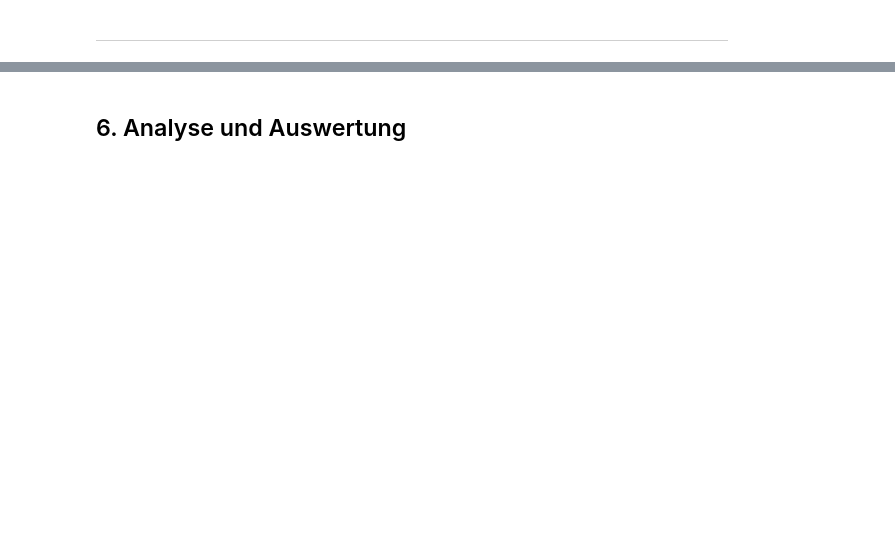
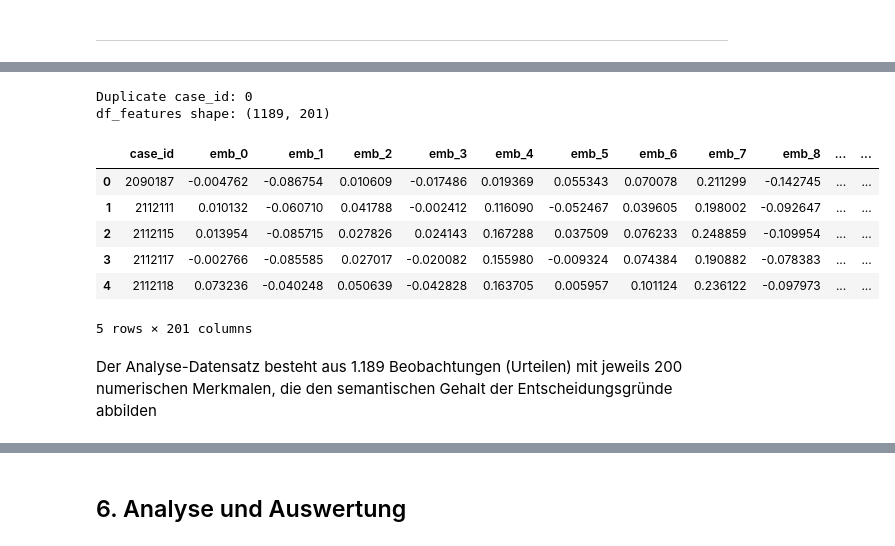
Before and after one commit to Theresa17/ds_law, a Jupyter notebook: backend/jupyter_notebook/analyse_final.ipynb, the cells around one changed output, grey strips where cells are left out. Cells and saved outputs as stored; diff of their text form; code cells hidden in the pictures; blank space fills up the shorter version.

Commit message:
Analyse final

```diff
--- a/backend/jupyter_notebook/analyse_final.ipynb
+++ b/backend/jupyter_notebook/analyse_final.ipynb
@@ -276,7 +286,7 @@ pilot_path = "gemini_batch_input_pilot_10.jsonl"
 
 with open(pilot_path, "w", encoding="utf-8") as f:
     for _, row in df_lg.head(PILOT_N).iterrows():
-        segments = split_judgment(row["text"])
+        segments = row["segments"]
         full_prompt = get_gemini_prompt(segments)
 
         payload = {
@@ -398,7 +410,7 @@ from sklearn.feature_extraction.text import TfidfVectorizer
 
 # 1. Setup: Spezialisiertes deutsches Sprachmodell laden
 try:
-    nlp = spacy.load("de_core_news_lg")
+    nlp = spacy.load("de_core_news_lg", disable=["ner", "parser"])
 except Exception:
     print("Bitte installiere das spacy Modell: python -m spacy download de_core_news_lg")
 
@@ -456,7 +468,7 @@ def legal_preprocess(text):
     # Extraktion der Lemmata (Grundformen)
     tokens = [
         token.lemma_ for token in doc
-        if token.text not in custom_stop_words
+        if token.lemma_ not in custom_stop_words
         and not token.is_punct
         and not token.is_space
         and len(token.text) > 1 # Token mit Länge 1 entfernen
@@ -573,0 +594,3 @@ Abstraktion durch Platzhalter: Dass PLATZHALTER_JAHR auftaucht, bestätigt, dass
+# %%
+# Tokenisierte Texte für Word2Vec
+sentences = [str(t).split() for t in df_final["cleaned_text"].dropna()]
@@ -573,0 +614,17 @@ Abstraktion durch Platzhalter: Dass PLATZHALTER_JAHR auftaucht, bestätigt, dass
+# %%
+# Dokumenten-Vektor durch Mittelung der Wortvektoren
+import numpy as np
+
+def document_vector(doc, model):
+    if not isinstance(doc, str) or not doc.strip():
+        return np.zeros(model.vector_size)
+    words = doc.split()
+    vectors = [model.wv[w] for w in words if w in model.wv]
+    if len(vectors) == 0:
+        return np.zeros(model.vector_size)
+    return np.mean(vectors, axis=0)
+
+# Alle Urteile vektorisieren
+X_embeddings = np.vstack(
+    df_final["cleaned_text"].apply(lambda x: document_vector(x, w2v_model))
+)
@@ -573,0 +634,29 @@ Abstraktion durch Platzhalter: Dass PLATZHALTER_JAHR auftaucht, bestätigt, dass
+# %%
+# Aufbau des Analyse-Datensatzes
+
+# Feature-Namen für die Embeddings
+emb_cols = [f"emb_{i}" for i in range(X_embeddings.shape[1])]
+
+# Embeddings als DataFrame
+df_features = pd.DataFrame(X_embeddings, columns=emb_cols)
+
+# case_id ergänzen (für spätere Joins mit Labels)
+df_features.insert(0, "case_id", df_final["case_id"].reset_index(drop=True).values)
+
+# optional: Duplikate prüfen (sollte 0 sein)
+print("Duplicate case_id:", df_features["case_id"].duplicated().sum())
+
+print("df_features shape:", df_features.shape)
+df_features[["case_id"] + [c for c in df_features.columns if c.startswith("emb_")]].head()
+# %% [output]
+Duplicate case_id: 0
+df_features shape: (1189, 201)
+|  | case_id | emb_0 | emb_1 | emb_2 | emb_3 | emb_4 | emb_5 | emb_6 | emb_7 | emb_8 | ... | ... |
+| 0 | 2090187 | -0.004762 | -0.086754 | 0.010609 | -0.017486 | 0.019369 | 0.055343 | 0.070078 | 0.211299 | -0.142745 | ... | ... |
+| 1 | 2112111 | 0.010132 | -0.060710 | 0.041788 | -0.002412 | 0.116090 | -0.052467 | 0.039605 | 0.198002 | -0.092647 | ... | ... |
+| 2 | 2112115 | 0.013954 | -0.085715 | 0.027826 | 0.024143 | 0.167288 | 0.037509 | 0.076233 | 0.248859 | -0.109954 | ... | ... |
+| 3 | 2112117 | -0.002766 | -0.085585 | 0.027017 | -0.020082 | 0.155980 | -0.009324 | 0.074384 | 0.190882 | -0.078383 | ... | ... |
+| 4 | 2112118 | 0.073236 | -0.040248 | 0.050639 | -0.042828 | 0.163705 | 0.005957 | 0.101124 | 0.236122 | -0.097973 | ... | ... |
+5 rows × 201 columns
+# %% [markdown]
+Der Analyse-Datensatz besteht aus 1.189 Beobachtungen (Urteilen) mit jeweils 200 numerischen Merkmalen, die den semantischen Gehalt der Entscheidungsgründe abbilden
```
Also changed, not shown: parts of 40 cells of this notebook, 1 other file.
